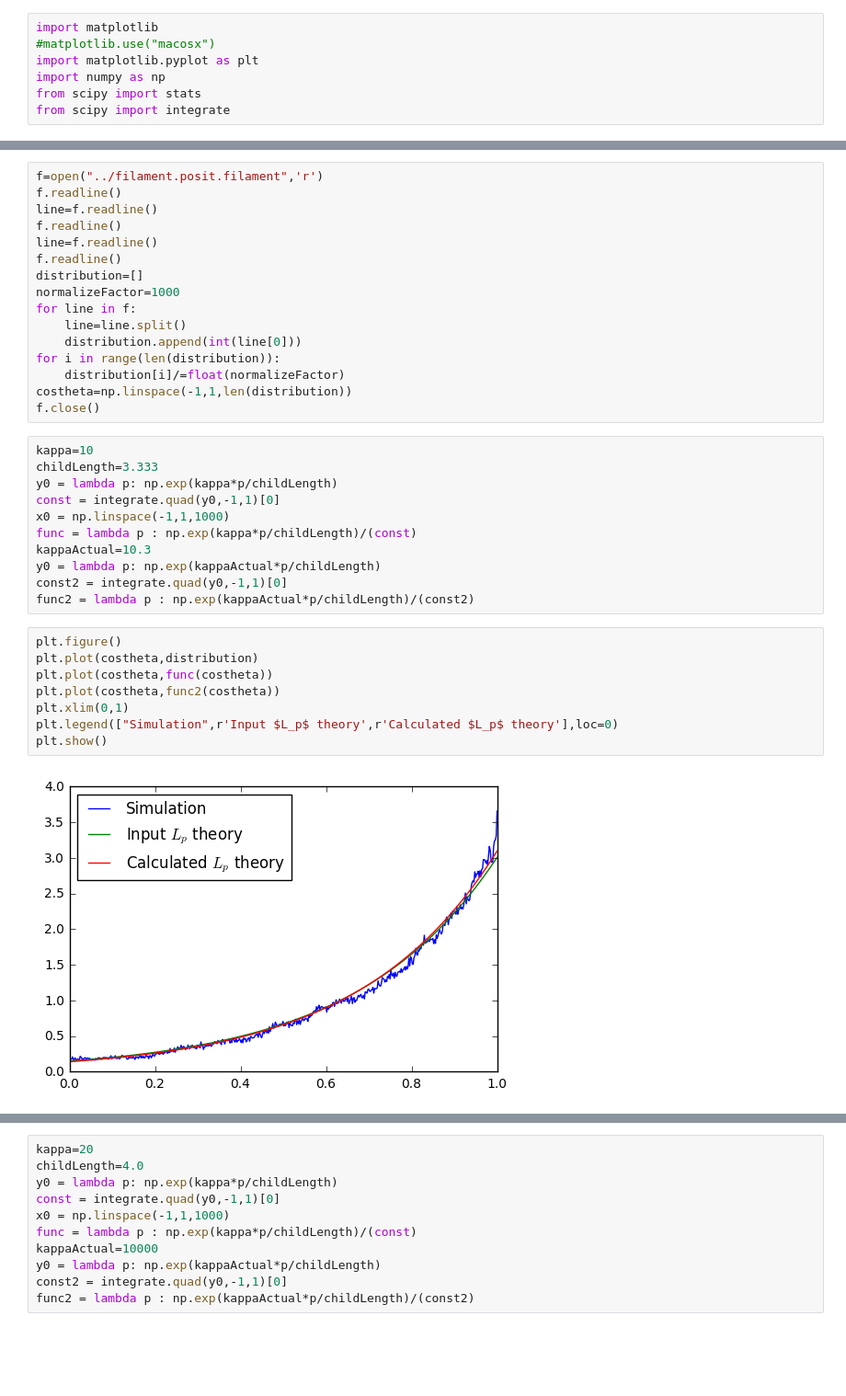
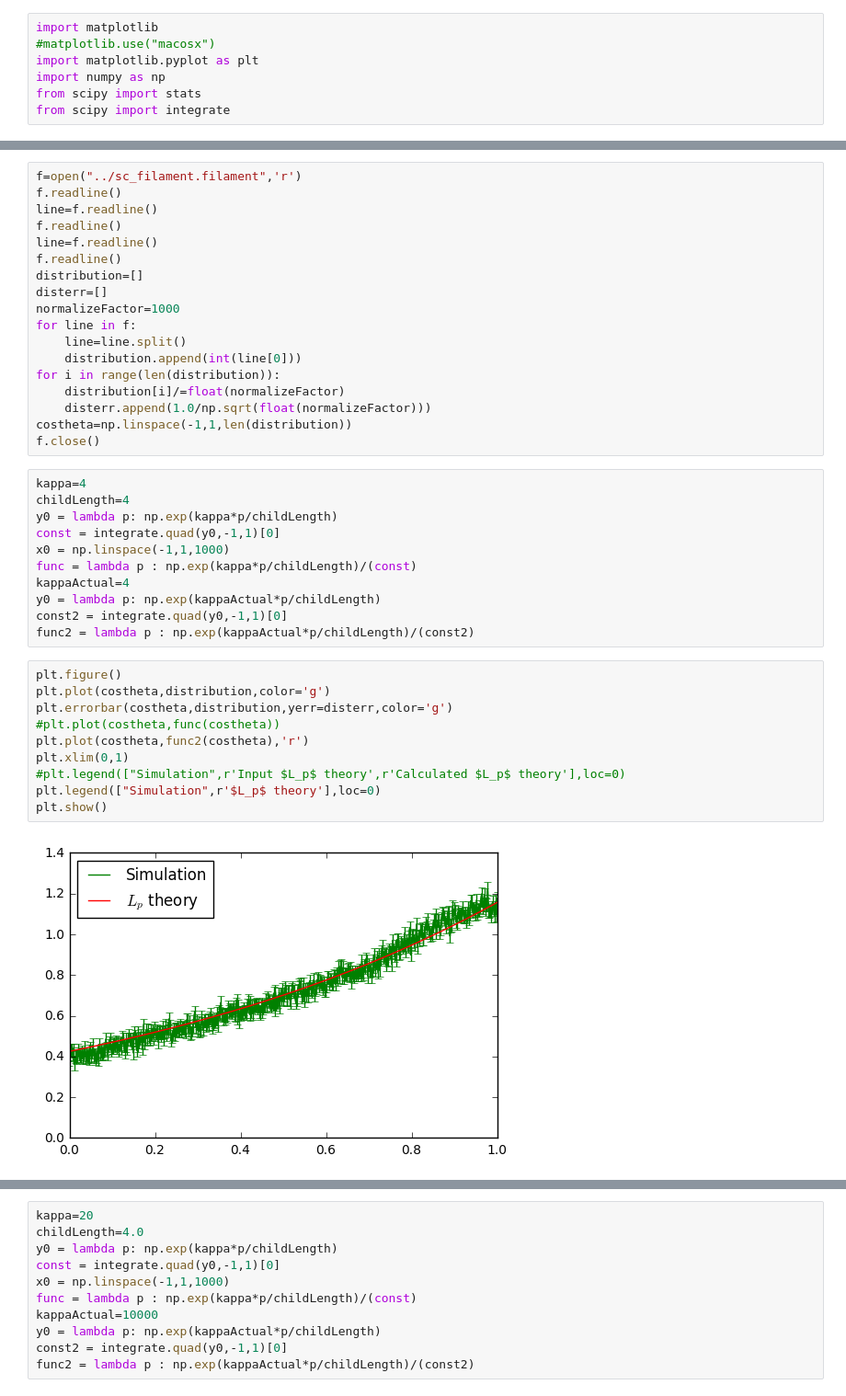
Before and after one commit to jeffmm/simcore, a Jupyter notebook: scripts/PlotThetas.ipynb, the cells around one changed output, grey strips where cells are left out. Shown: that part at 92% size. Drawn from its saved outputs; the diff is of its cells as text; blank space fills up the shorter version.

```diff
--- a/scripts/PlotThetas.ipynb
+++ b/scripts/PlotThetas.ipynb
@@ -133,40 +135,44 @@ plt.show()
 # %%
-f=open("../filament.posit.filament",'r')
+f=open("../sc_filament.filament",'r')
 f.readline()
 line=f.readline()
 f.readline()
 line=f.readline()
 f.readline()
 distribution=[]
+disterr=[]
 normalizeFactor=1000
 for line in f:
     line=line.split()
     distribution.append(int(line[0]))
 for i in range(len(distribution)):
     distribution[i]/=float(normalizeFactor)
+    disterr.append(1.0/np.sqrt(float(normalizeFactor)))
 costheta=np.linspace(-1,1,len(distribution))
 f.close()
 # %%
-kappa=10
-childLength=3.333
+kappa=4
+childLength=4
 y0 = lambda p: np.exp(kappa*p/childLength)
 const = integrate.quad(y0,-1,1)[0]
 x0 = np.linspace(-1,1,1000)
 func = lambda p : np.exp(kappa*p/childLength)/(const)
-kappaActual=10.3
+kappaActual=4
 y0 = lambda p: np.exp(kappaActual*p/childLength)
 const2 = integrate.quad(y0,-1,1)[0]
 func2 = lambda p : np.exp(kappaActual*p/childLength)/(const2)
 # %%
 plt.figure()
-plt.plot(costheta,distribution)
-plt.plot(costheta,func(costheta))
-plt.plot(costheta,func2(costheta))
+plt.plot(costheta,distribution,color='g')
+plt.errorbar(costheta,distribution,yerr=disterr,color='g')
+#plt.plot(costheta,func(costheta))
+plt.plot(costheta,func2(costheta),'r')
 plt.xlim(0,1)
-plt.legend(["Simulation",r'Input $L_p$ theory',r'Calculated $L_p$ theory'],loc=0)
+#plt.legend(["Simulation",r'Input $L_p$ theory',r'Calculated $L_p$ theory'],loc=0)
+plt.legend(["Simulation",r'$L_p$ theory'],loc=0)
 plt.show()
 # %% [output]
-[figure, old version]
+[figure, new version]
 # %%
 f=open("../3d_lp10000_l50_cl5_filament.filament",'r')
 f.readline()
```
Also changed, not shown: parts of 10 cells of this notebook, 10 other files.
